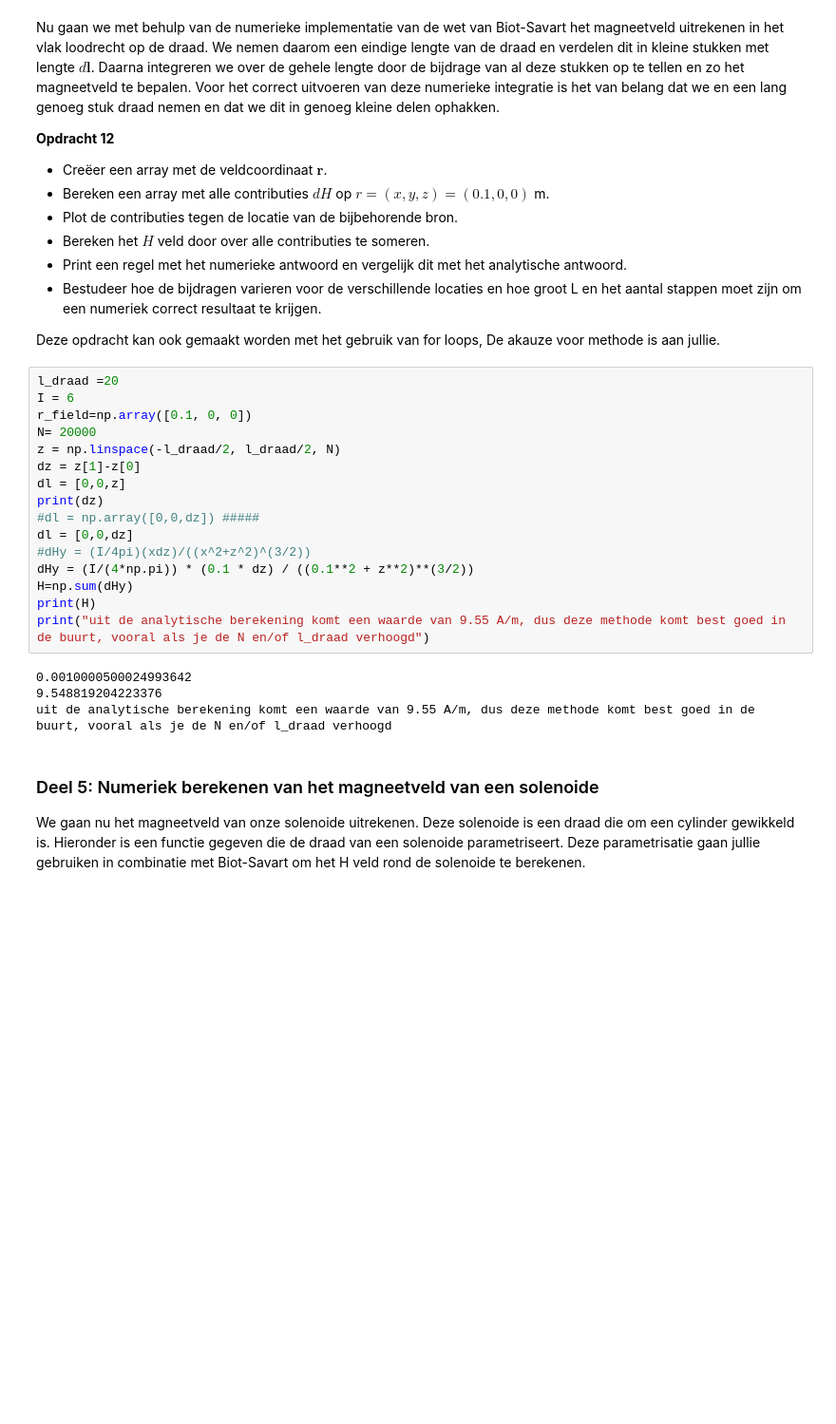
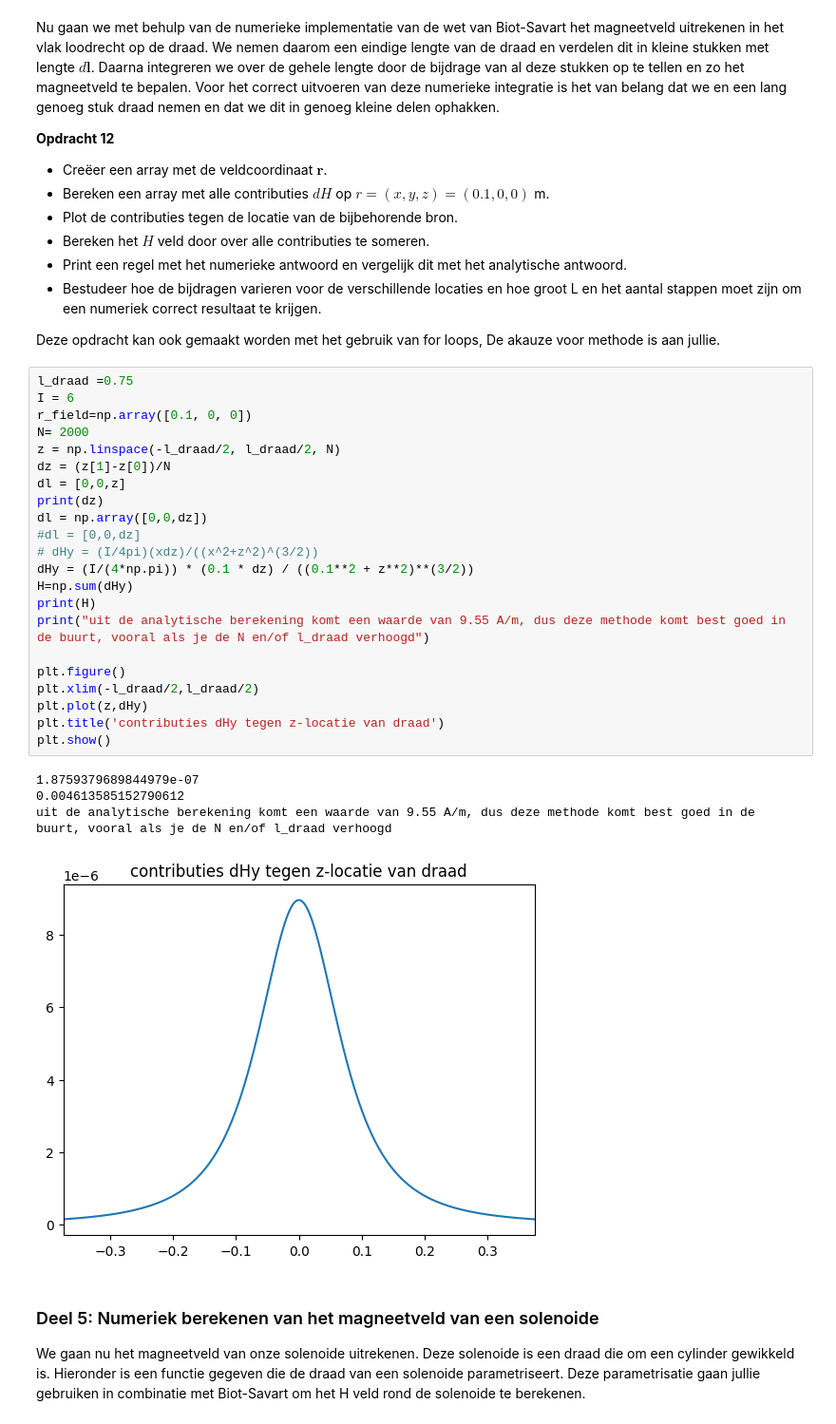
Before and after one commit to HugovKrevel/HugovK-DEF-D, a Jupyter notebook: KrachtactuatorOpdracht.ipynb, the cells around one changed output. Shown at 95% size. Saved outputs shown, nothing was run; the diff lists cells and outputs as text; blank space fills up the shorter version.

```diff
--- a/KrachtactuatorOpdracht.ipynb
+++ b/KrachtactuatorOpdracht.ipynb
@@ -342,25 +363,32 @@ Nu gaan we met behulp van de numerieke implementatie van de wet van Biot-Savart
 
 Deze opdracht kan ook gemaakt worden met het gebruik van for loops, De akauze voor methode is aan jullie.
 # %%
-l_draad =20
+l_draad =0.75
 I = 6
 r_field=np.array([0.1, 0, 0])
-N= 20000
+N= 2000
 z = np.linspace(-l_draad/2, l_draad/2, N)
-dz = z[1]-z[0]
+dz = (z[1]-z[0])/N
 dl = [0,0,z]
 print(dz)
-#dl = np.array([0,0,dz]) #####
-dl = [0,0,dz]
-#dHy = (I/4pi)(xdz)/((x^2+z^2)^(3/2))
+dl = np.array([0,0,dz])
+#dl = [0,0,dz]
+# dHy = (I/4pi)(xdz)/((x^2+z^2)^(3/2))
 dHy = (I/(4*np.pi)) * (0.1 * dz) / ((0.1**2 + z**2)**(3/2))
 H=np.sum(dHy)
 print(H)
 print("uit de analytische berekening komt een waarde van 9.55 A/m, dus deze methode komt best goed in de buurt, vooral als je de N en/of l_draad verhoogd")
+
+plt.figure()
+plt.xlim(-l_draad/2,l_draad/2)
+plt.plot(z,dHy)
+plt.title('contributies dHy tegen z-locatie van draad')
+plt.show()
 # %% [output]
-0.0010000500024993642
-9.548819204223376
+1.8759379689844979e-07
+0.004613585152790612
 uit de analytische berekening komt een waarde van 9.55 A/m, dus deze methode komt best goed in de buurt, vooral als je de N en/of l_draad verhoogd
+[figure, added]
 # %% [markdown]
 ### Deel 5: Numeriek berekenen van het magneetveld van een solenoide
 
```
Also changed, not shown: parts of 5 cells of this notebook.
